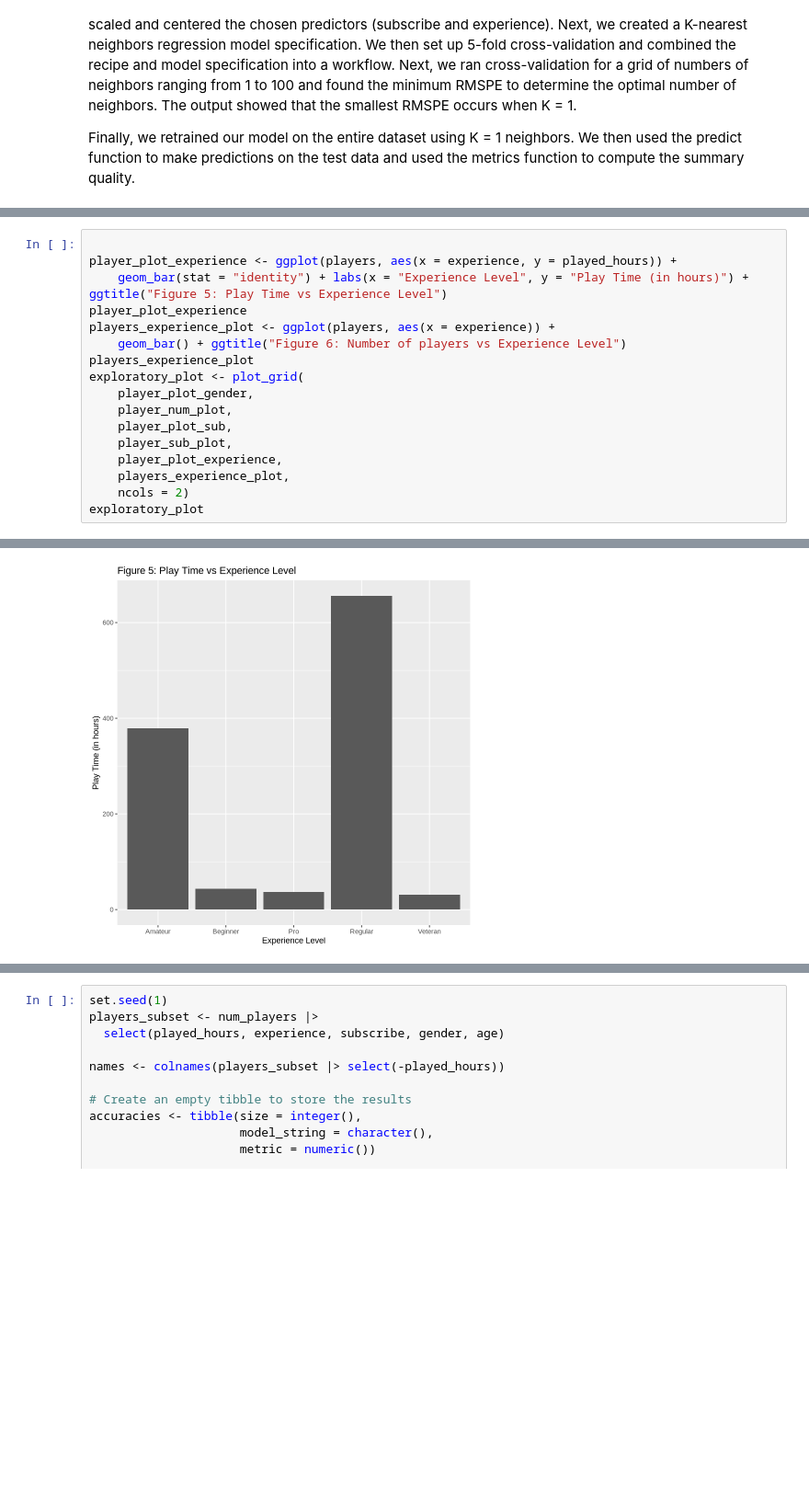
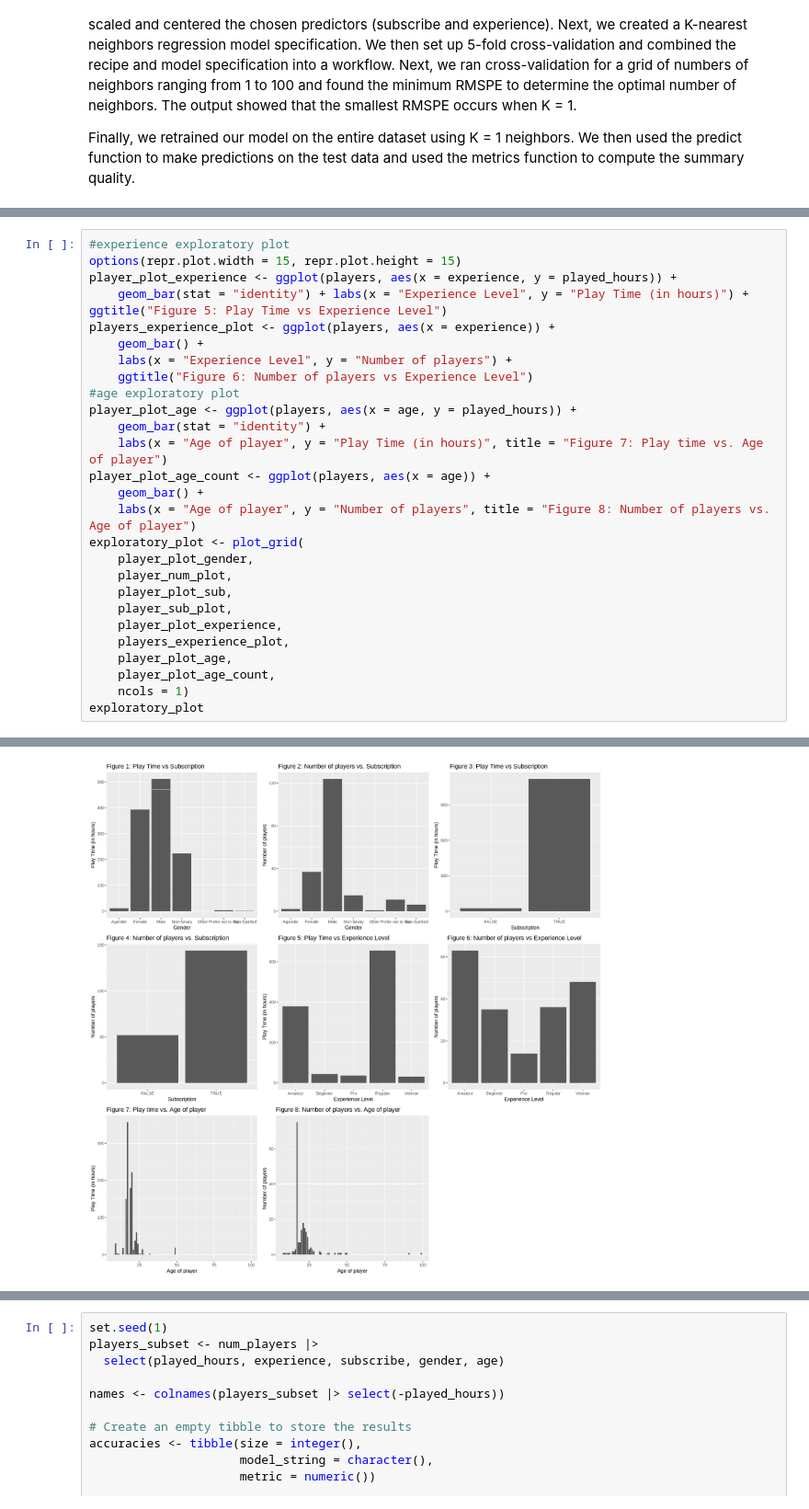
Before and after one commit to leticiascudeller/DSCI-100-proj, a Jupyter notebook: Untitled.ipynb, the cells around one changed output, grey strips where cells are left out. Shown at 92% size. Cells and saved outputs as stored; diff of their text form; blank space fills up the shorter version.

Commit message:
cleaned up exploratory plots

```diff
--- a/Untitled.ipynb
+++ b/Untitled.ipynb
@@ -151,11 +105,19 @@ player_sub_plot
 # %%
-
+#experience exploratory plot
+options(repr.plot.width = 15, repr.plot.height = 15)
 player_plot_experience <- ggplot(players, aes(x = experience, y = played_hours)) +
     geom_bar(stat = "identity") + labs(x = "Experience Level", y = "Play Time (in hours)") + ggtitle("Figure 5: Play Time vs Experience Level")
-player_plot_experience
 players_experience_plot <- ggplot(players, aes(x = experience)) +
-    geom_bar() + ggtitle("Figure 6: Number of players vs Experience Level")
-players_experience_plot
+    geom_bar() +
+    labs(x = "Experience Level", y = "Number of players") +
+    ggtitle("Figure 6: Number of players vs Experience Level")
+#age exploratory plot
+player_plot_age <- ggplot(players, aes(x = age, y = played_hours)) +
+    geom_bar(stat = "identity") +
+    labs(x = "Age of player", y = "Play Time (in hours)", title = "Figure 7: Play time vs. Age of player")
+player_plot_age_count <- ggplot(players, aes(x = age)) +
+    geom_bar() +
+    labs(x = "Age of player", y = "Number of players", title = "Figure 8: Number of players vs. Age of player")
 exploratory_plot <- plot_grid(
     player_plot_gender,
     player_num_plot,
@@ -163,6 +125,8 @@ exploratory_plot <- plot_grid(
     player_sub_plot,
     player_plot_experience,
     players_experience_plot,
-    ncols = 2)
+    player_plot_age,
+    player_plot_age_count,
+    ncols = 1)
 exploratory_plot
 # %% [output]
@@ -169 +135 @@ exploratory_plot
-[figure, old version]
+[figure, new version]
```
Also changed, not shown: parts of 7 cells of this notebook.
